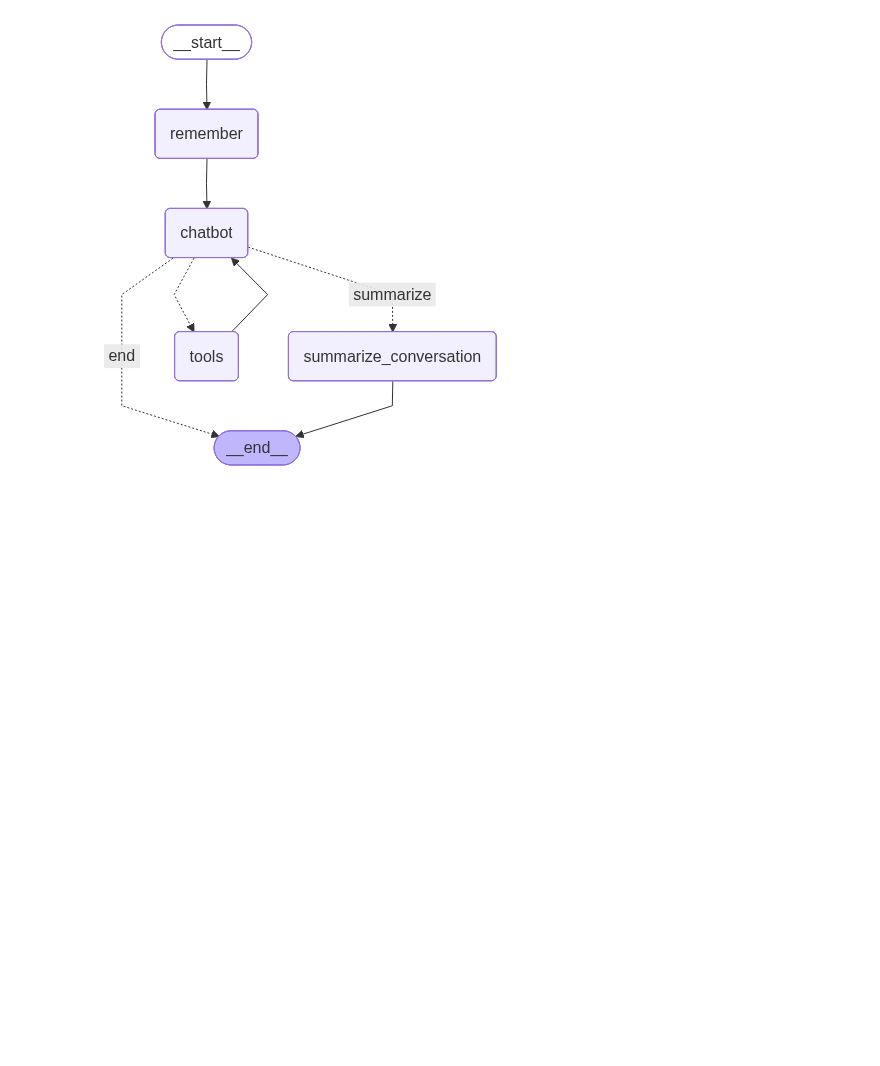
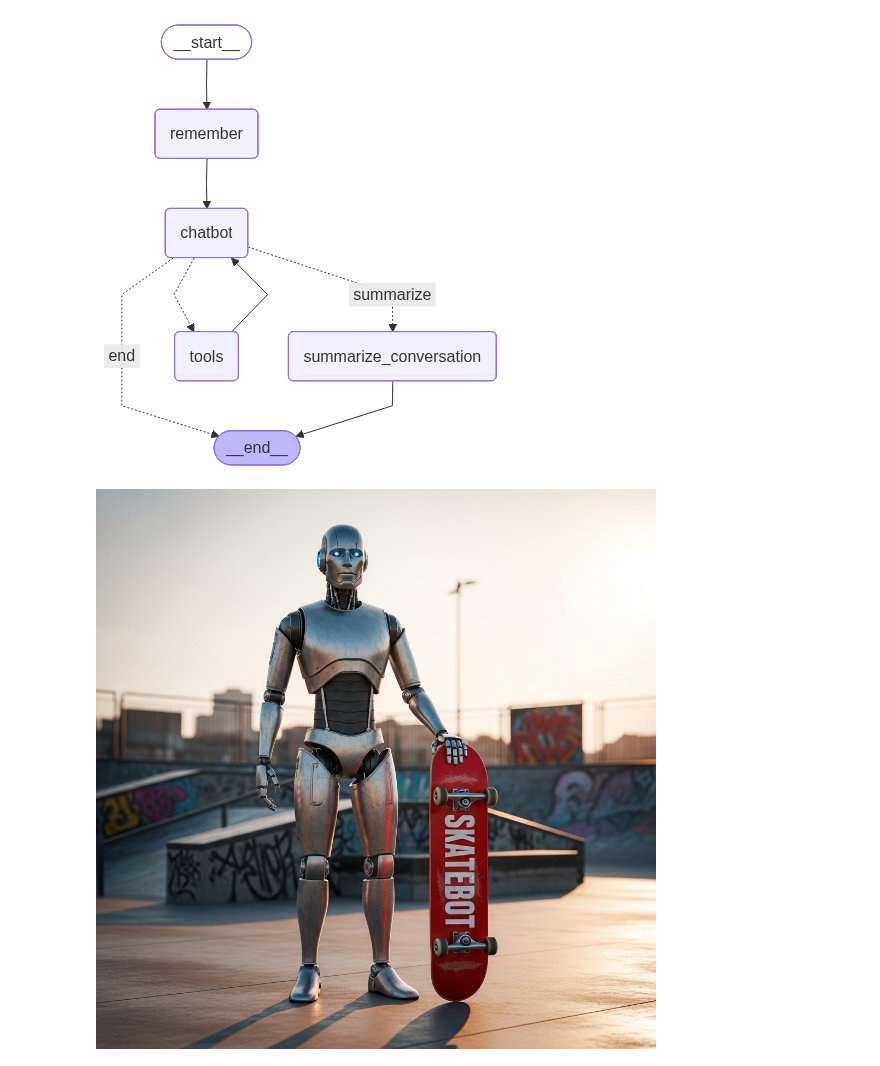
Before and after one commit to Vedant-Kaushik/WhatsApp_Chatbot, a Jupyter notebook: tavily.ipynb, the cells around one changed output. Cells and saved outputs as stored; diff of their text form; code cells hidden in the pictures; blank space fills up the shorter version.

Commit message:
tested image generation capabilities of gemini models

```diff
--- a/tavily.ipynb
+++ b/tavily.ipynb
@@ -203,3 +203,26 @@ print (workflow)
 workflow
 # %% [output]
 [figure]
+# %%
+import os
+from google import genai
+from PIL import Image
+from io import BytesIO
+# Make sure your API key is loaded
+api_key = os.environ.get("GOOGLE_API_KEY")
+# Initialize the client normally
+client = genai.Client(api_key=api_key)
+# Generate the image
+response = client.models.generate_images(
+    model='imagen-4.0-generate-001',
+    prompt='Robot holding a red skateboard',
+    config=dict(
+        number_of_images=1,
+    )
+)
+# Display it
+for generated_image in response.generated_images:
+    image = Image.open(BytesIO(generated_image.image.image_bytes))
+    display(image)
+# %% [output]
+[figure, added]
```
